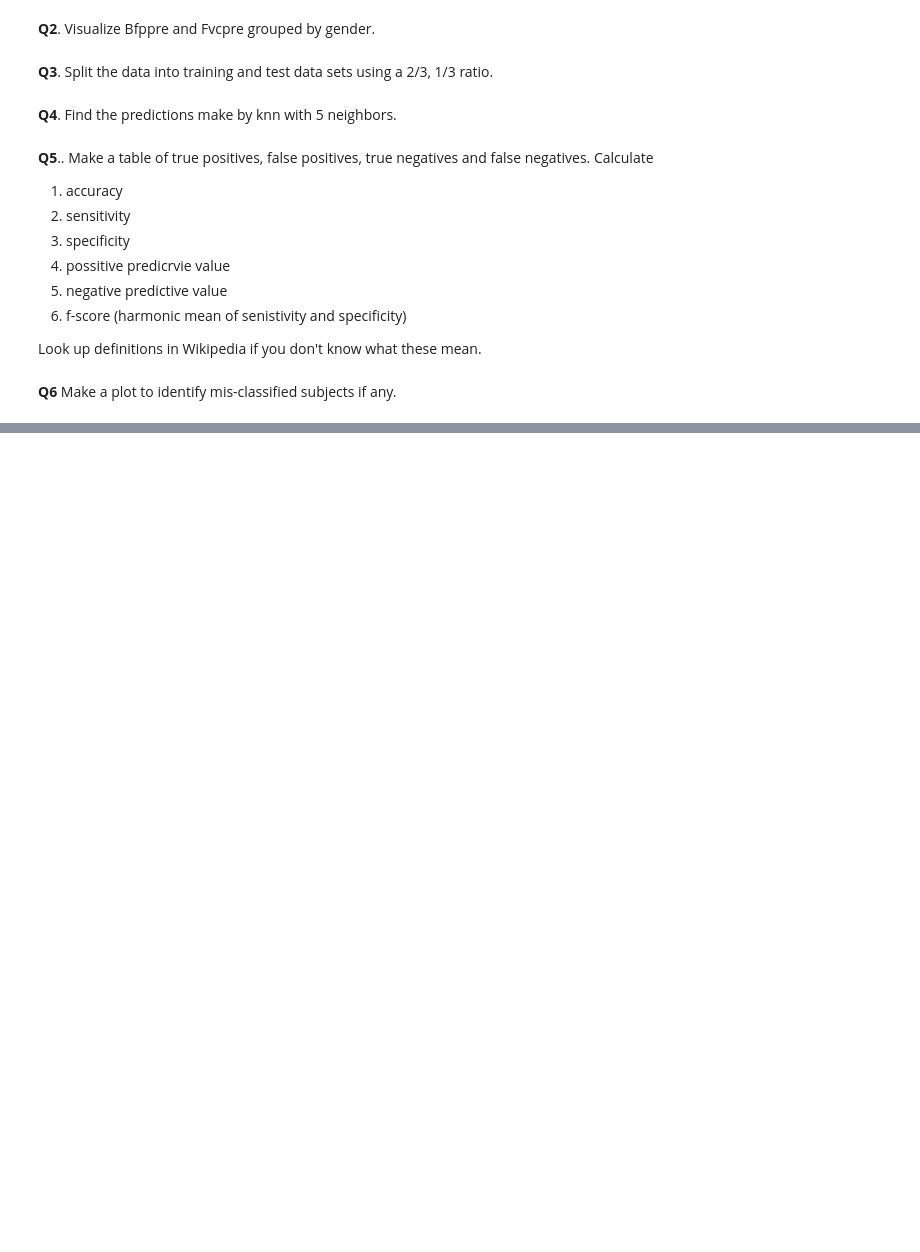
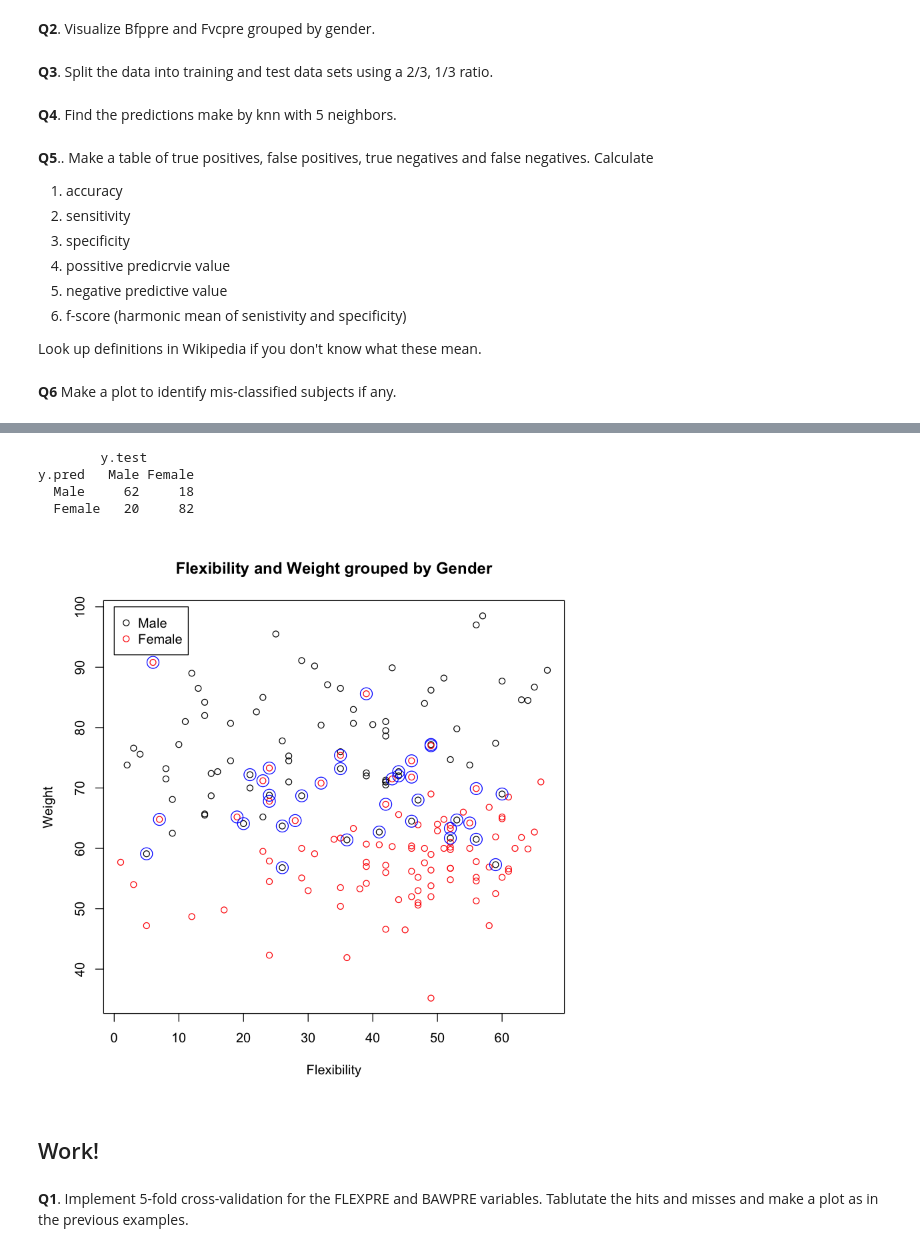
Before and after one commit to duke-biostats/ngs-2015, a Jupyter notebook: Wk1_Wed/SupervisedLearning.ipynb, the cells around one changed output, grey strips where cells are left out. Cells and saved outputs as stored; diff of their text form; code cells hidden in the pictures; blank space fills up the shorter version.

Commit message:
Show LOOCV example

```diff
--- a/Wk1_Wed/SupervisedLearning.ipynb
+++ b/Wk1_Wed/SupervisedLearning.ipynb
@@ -210,0 +229,5 @@ Look up definitions in Wikipedia if you don't know what these mean.
+# %%
+df <- healthdy[,c("ID", "GENDER", "FLEXPRE", "BAWPRE")]
+df$ID <- factor(df$ID)
+df$GENDER <- factor(df$GENDER, labels = c("Male", "Female"))
+df$FLEXPRE <- as.numeric(df$FLEXPRE)
@@ -210,0 +245,32 @@ Look up definitions in Wikipedia if you don't know what these mean.
+# %%
+y.test <- df[,"GENDER"]
+y.pred <- y.test # we will overwirite the entries in the loop
+for (i in 1:nrow(df)) {
+    x.test <- df[i, c("FLEXPRE", "BAWPRE")]
+    x.train <- df[-i, c("FLEXPRE", "BAWPRE")] # the minus menas keep all rows except i
+    y.train <- df[-i, "GENDER"]
+    y.pred[i] <- knn(x.train, x.test, cl=y.train, k=3)
+}
+# %%
+table(y.pred, y.test)
+# %% [output]
+        y.test
+y.pred   Male Female
+  Male     62     18
+  Female   20     82
+# %%
+misses <- y.test != y.pred
+
+plot(df$FLEXPRE, df$BAWPRE, col=df$GENDER,
+     xlab="Flexibility", ylab="Weight",
+     main="Flexibility and Weight grouped by Gender")
+points(df$FLEXPRE[misses], df$BAWPRE[misses], col="blue", cex=2)
+
+legend(0, 100, c("Male", "Female"), pch=1, col=1:2)
+# %% [output]
+[figure, added]
+# %% [markdown]
+Work!
+----
+# %% [markdown]
+**Q1**. Implement 5-fold cross-validation for the FLEXPRE and BAWPRE variables. Tablutate the hits and misses and make a plot as in the previous examples.
```
Also changed, not shown: parts of 6 cells of this notebook.
